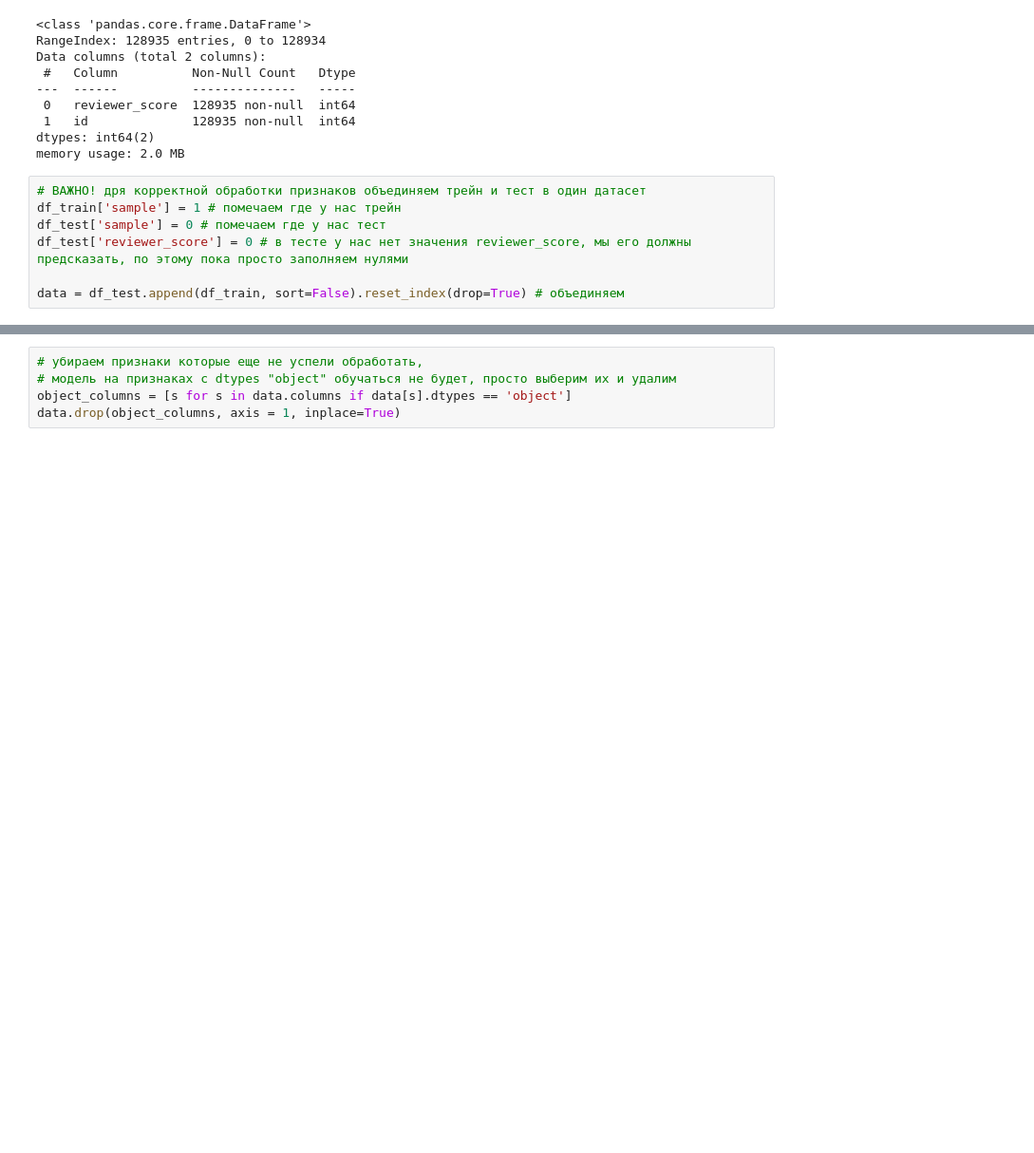
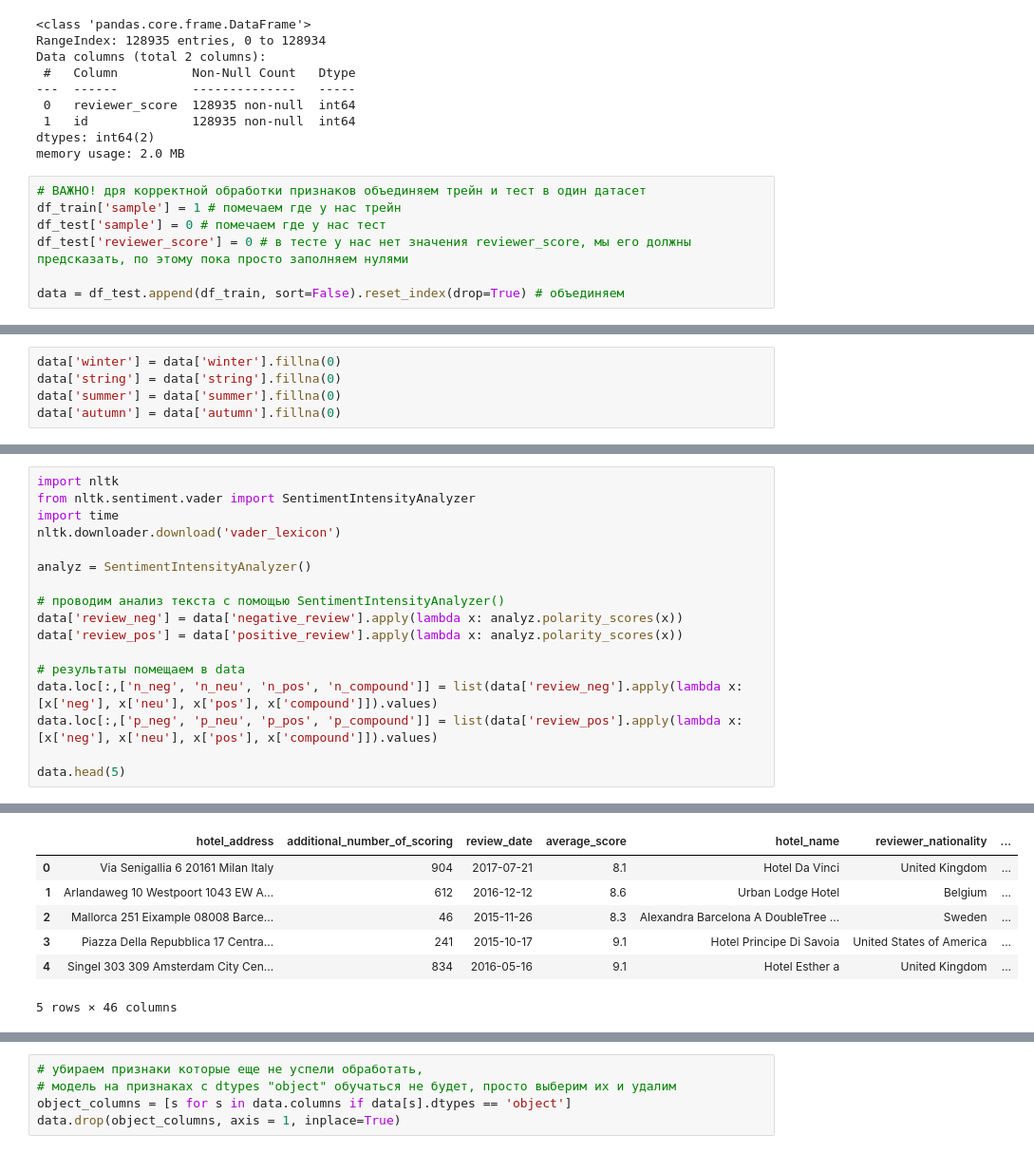
Before and after one commit to d3enjan/sf_data_science, a Jupyter notebook: PROJECT-3. EDA + Feature Engineering. Соревнование на Kaggle/baseline-v1.ipynb, the cells around one changed output, grey strips where cells are left out. Shown: that part at 95% size. Saved outputs shown, nothing was run; the diff lists cells and outputs as text; blank space fills up the shorter version.

```diff
--- a/PROJECT-3. EDA + Feature Engineering. Соревнование на Kaggle/baseline-v1.ipynb
+++ b/PROJECT-3. EDA + Feature Engineering. Соревнование на Kaggle/baseline-v1.ipynb
@@ -166,3 +163,8 @@ data['lng'] = data['lng'].fillna(0, inplace=True)
+# %%
+data['winter'] = data['winter'].fillna(0)
+data['string'] = data['string'].fillna(0)
+data['summer'] = data['summer'].fillna(0)
+data['autumn'] = data['autumn'].fillna(0)
 # %%
 data.info()
 # %% [output]
@@ -227,0 +243,18 @@ memory usage: 70.8+ MB
+# %%
+import nltk
+from nltk.sentiment.vader import SentimentIntensityAnalyzer
+import time
+nltk.downloader.download('vader_lexicon')
+
+analyz = SentimentIntensityAnalyzer()
+
+# проводим анализ текста с помощью SentimentIntensityAnalyzer()
+data['review_neg'] = data['negative_review'].apply(lambda x: analyz.polarity_scores(x))
+data['review_pos'] = data['positive_review'].apply(lambda x: analyz.polarity_scores(x))
+
+# результаты помещаем в data
+data.loc[:,['n_neg', 'n_neu', 'n_pos', 'n_compound']] = list(data['review_neg'].apply(lambda x: [x['neg'], x['neu'], x['pos'], x['compound']]).values)
+data.loc[:,['p_neg', 'p_neu', 'p_pos', 'p_compound']] = list(data['review_pos'].apply(lambda x: [x['neg'], x['neu'], x['pos'], x['compound']]).values)
+
+data.head(5)
+# %% [output]
@@ -227,0 +264,7 @@ memory usage: 70.8+ MB
+|  | hotel_address | additional_number_of_scoring | review_date | average_score | hotel_name | reviewer_nationality | ... |
+| 0 | Via Senigallia 6 20161 Milan Italy | 904 | 2017-07-21 | 8.1 | Hotel Da Vinci | United Kingdom | ... |
+| 1 | Arlandaweg 10 Westpoort 1043 EW A... | 612 | 2016-12-12 | 8.6 | Urban Lodge Hotel | Belgium | ... |
+| 2 | Mallorca 251 Eixample 08008 Barce... | 46 | 2015-11-26 | 8.3 | Alexandra Barcelona A DoubleTree ... | Sweden | ... |
+| 3 | Piazza Della Repubblica 17 Centra... | 241 | 2015-10-17 | 9.1 | Hotel Principe Di Savoia | United States of America | ... |
+| 4 | Singel 303 309 Amsterdam City Cen... | 834 | 2016-05-16 | 9.1 | Hotel Esther a | United Kingdom | ... |
+5 rows × 46 columns
```
Also changed, not shown: parts of 33 cells of this notebook, 4 other files.
